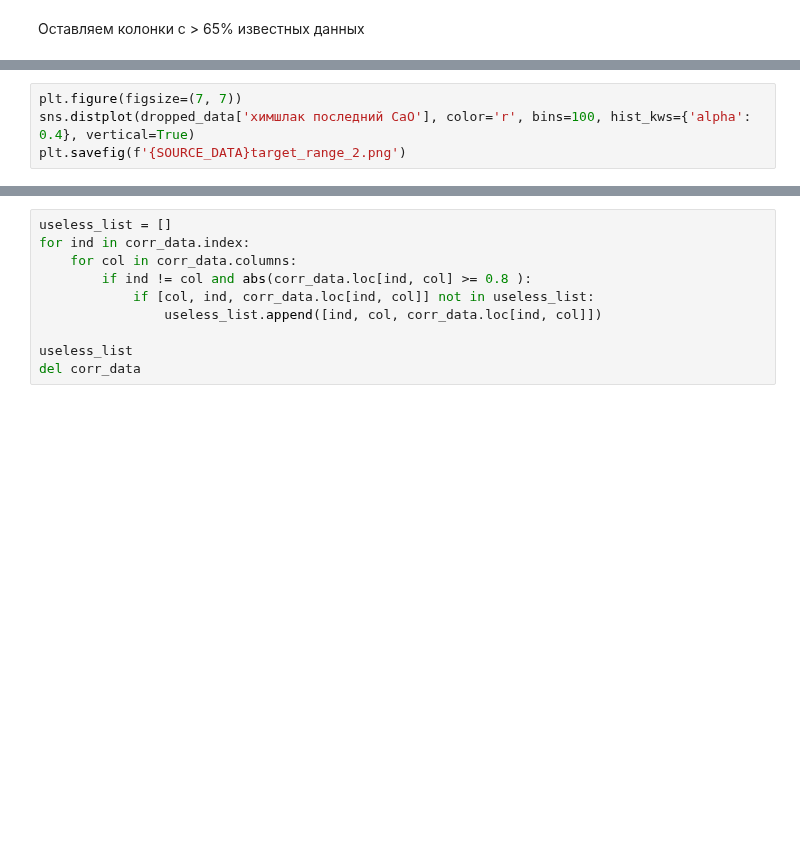
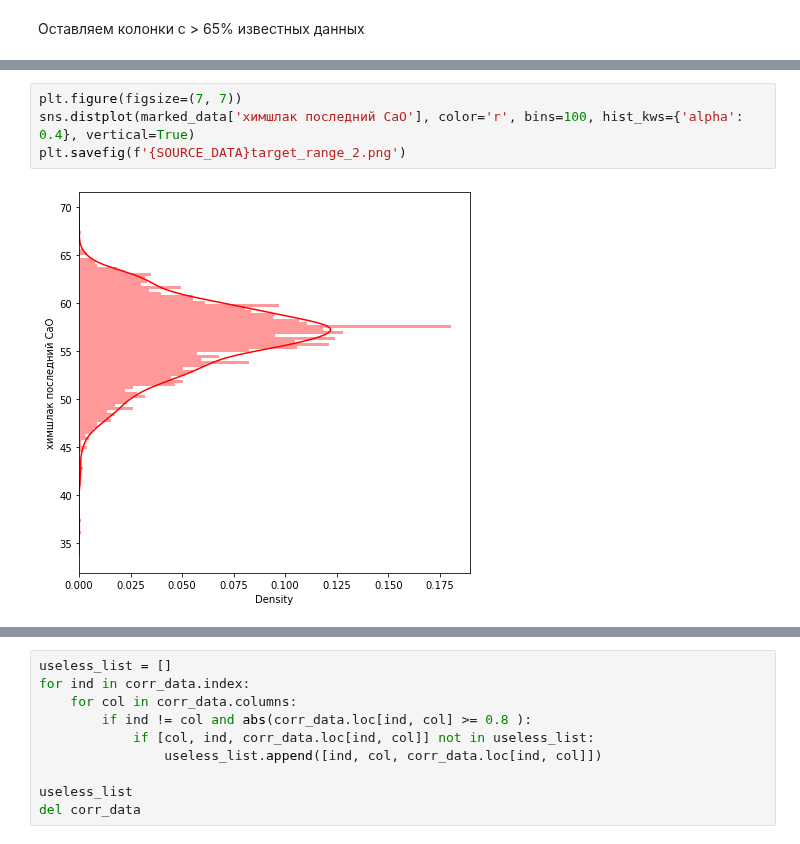
Before and after one commit to OnlyOneUseAcc/Evraz-SCC-prediction, a Jupyter notebook: EDA.ipynb, the cells around one changed output, grey strips where cells are left out. Saved outputs shown, nothing was run; the diff lists cells and outputs as text; blank space fills up the shorter version.

```diff
--- a/EDA.ipynb
+++ b/EDA.ipynb
@@ -166,6 +115,8 @@ plt.savefig(f'{SOURCE_DATA}target_range_1.png')
 # %%
 plt.figure(figsize=(7, 7))
-sns.distplot(dropped_data['химшлак последний CaO'], color='r', bins=100, hist_kws={'alpha': 0.4}, vertical=True)
+sns.distplot(marked_data['химшлак последний CaO'], color='r', bins=100, hist_kws={'alpha': 0.4}, vertical=True)
 plt.savefig(f'{SOURCE_DATA}target_range_2.png')
+# %% [output]
+[figure, added]
 # %%
 plt.figure(figsize=(7, 7))
```
Also changed, not shown: parts of 29 cells of this notebook, 1 other file.
